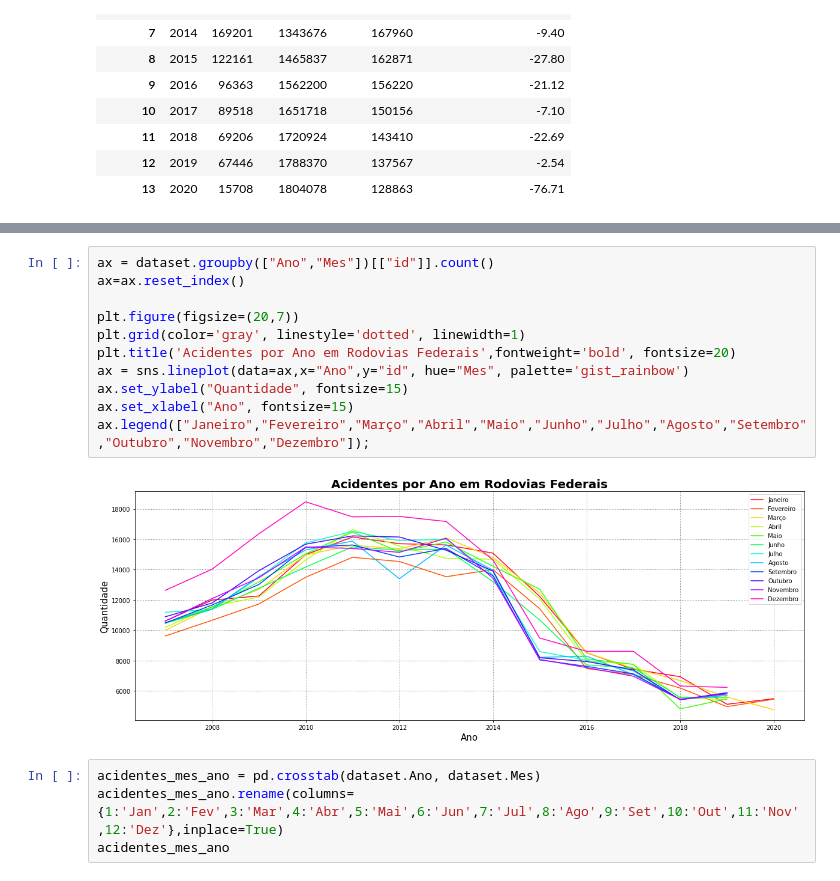
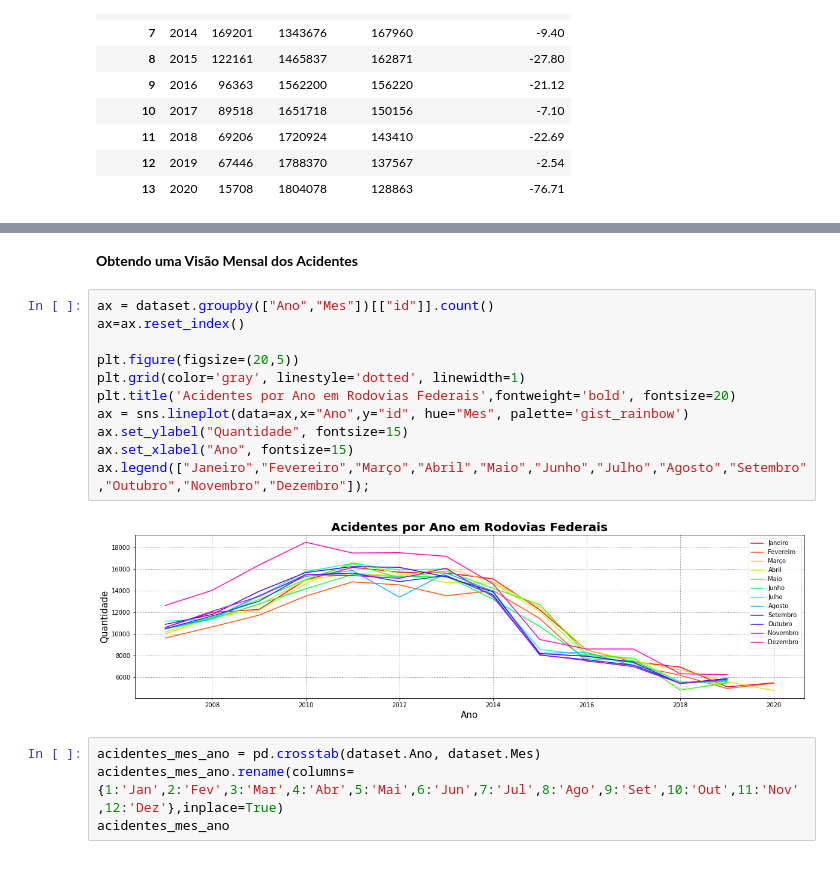
Before and after one commit to FelipeGBarreto/Projects, a Jupyter notebook: Acidentes_Rodovias_Federais.ipynb, the cells around one changed output, grey strips where cells are left out. Saved outputs shown, nothing was run; the diff lists cells and outputs as text.

```diff
--- a/Acidentes_Rodovias_Federais.ipynb
+++ b/Acidentes_Rodovias_Federais.ipynb
@@ -161,16 +159,18 @@ ax.set_xlabel("Ano", fontsize=15);
+# %% [markdown]
+**Obtendo uma Visão Mensal dos Acidentes**
 # %%
 ax = dataset.groupby(["Ano","Mes"])[["id"]].count()
 ax=ax.reset_index()
 
-plt.figure(figsize=(20,7))
+plt.figure(figsize=(20,5))
 plt.grid(color='gray', linestyle='dotted', linewidth=1)
 plt.title('Acidentes por Ano em Rodovias Federais',fontweight='bold', fontsize=20)
 ax = sns.lineplot(data=ax,x="Ano",y="id", hue="Mes", palette='gist_rainbow')
 ax.set_ylabel("Quantidade", fontsize=15)
 ax.set_xlabel("Ano", fontsize=15)
 ax.legend(["Janeiro","Fevereiro","Março","Abril","Maio","Junho","Julho","Agosto","Setembro","Outubro","Novembro","Dezembro"]);
 # %% [output]
-[figure, old version]
+[figure, new version]
 # %%
 acidentes_mes_ano = pd.crosstab(dataset.Ano, dataset.Mes)
 acidentes_mes_ano.rename(columns={1:'Jan',2:'Fev',3:'Mar',4:'Abr',5:'Mai',6:'Jun',7:'Jul',8:'Ago',9:'Set',10:'Out',11:'Nov',12:'Dez'},inplace=True)
```
Also changed, not shown: parts of 13 cells of this notebook.
